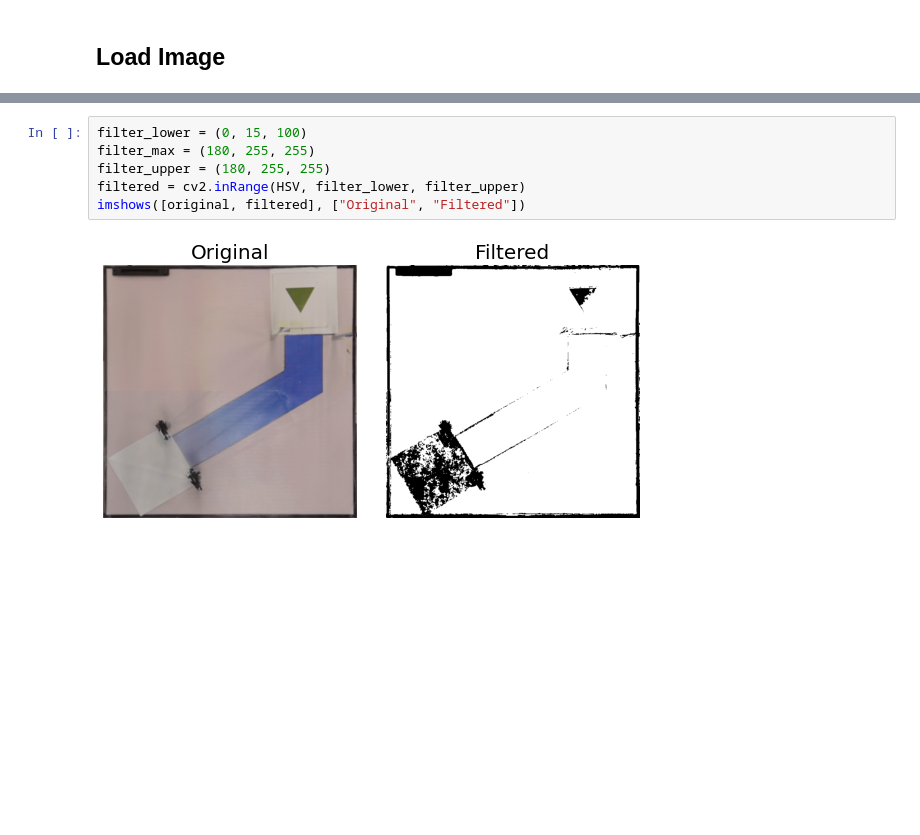
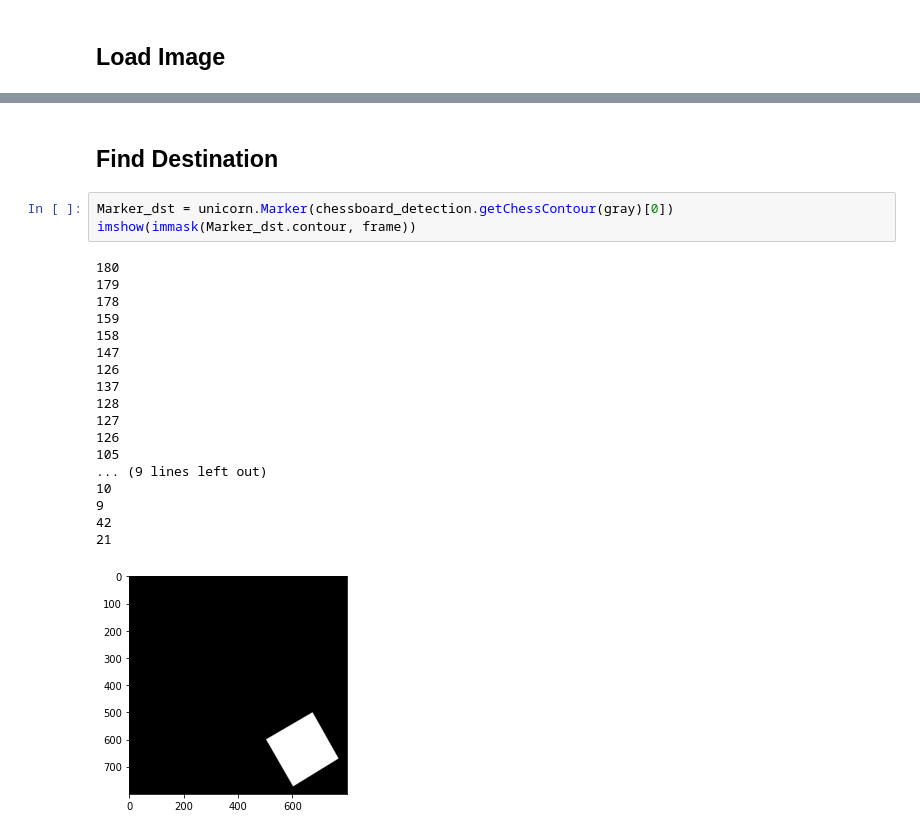
Before and after one commit to teerameth/Module6-7, a Jupyter notebook: MileStone3.ipynb, the cells around one changed output, grey strips where cells are left out. Drawn from its saved outputs; the diff is of its cells as text; blank space fills up the shorter version.

```diff
--- a/MileStone3.ipynb
+++ b/MileStone3.ipynb
@@ -56,8 +46,24 @@ White = Low Saturation, Black = Low Value
-# %%
-filter_lower = (0, 15, 100)
-filter_max = (180, 255, 255)
-filter_upper = (180, 255, 255)
-filtered = cv2.inRange(HSV, filter_lower, filter_upper)
-imshows([original, filtered], ["Original", "Filtered"])
-# %% [output]
-[figure, removed]
+# %% [markdown]
+## Find Destination
+# %%
+Marker_dst = unicorn.Marker(chessboard_detection.getChessContour(gray)[0])
+imshow(immask(Marker_dst.contour, frame))
+# %% [output]
+180
+179
+178
+159
+158
+147
+126
+137
+128
+127
+126
+105
+... (9 lines left out)
+10
+9
+42
+21
+[figure, added]
```
Also changed, not shown: parts of 11 cells of this notebook, 5 other files.
